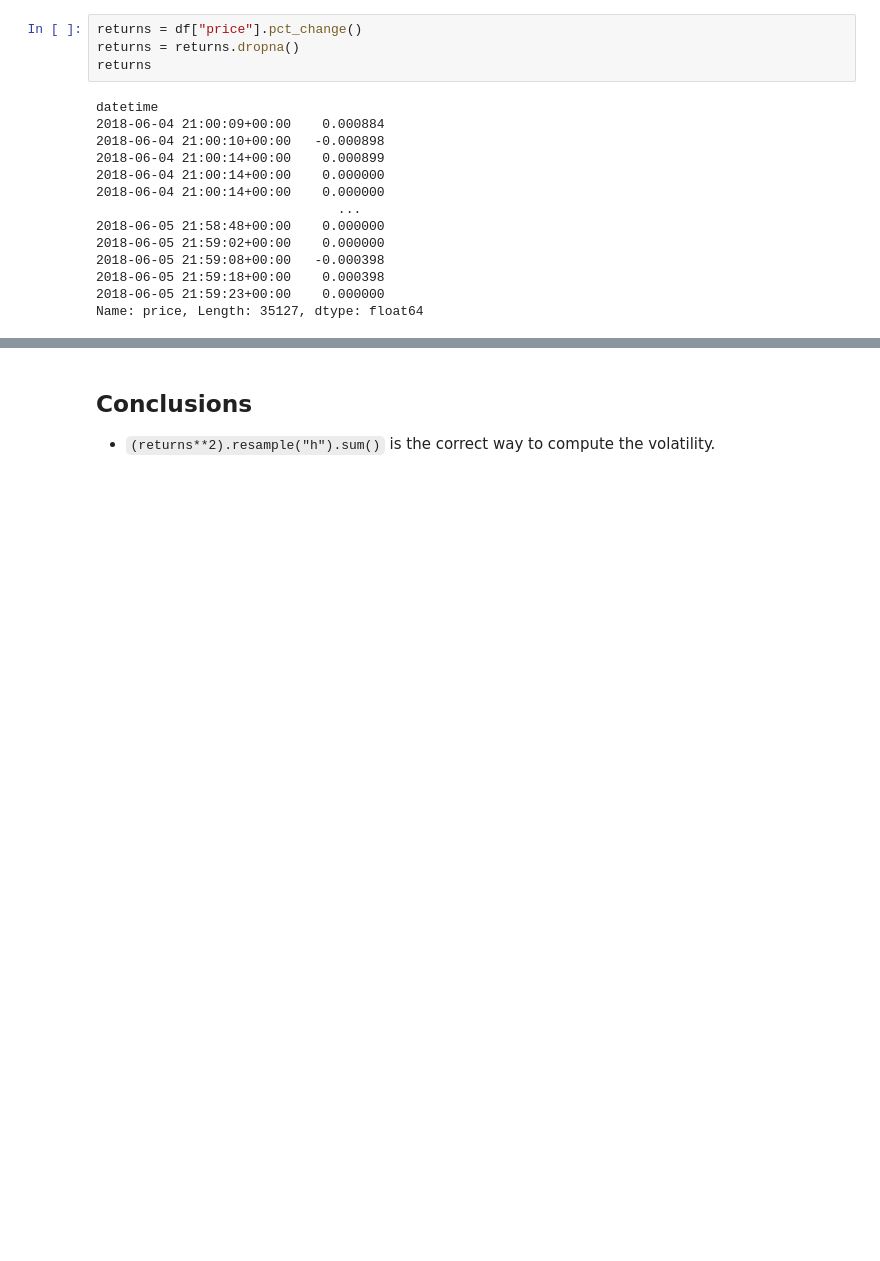
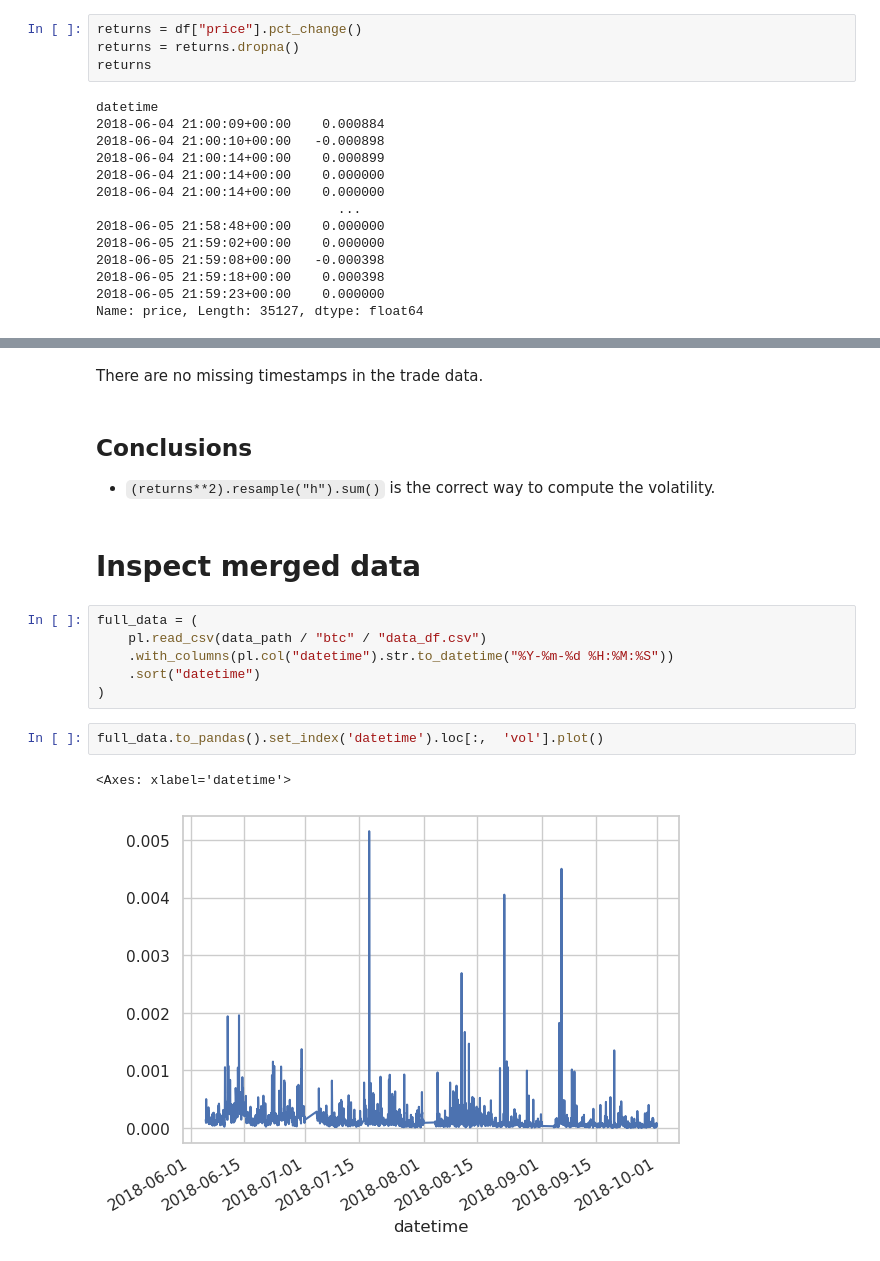
Before and after one commit to v-buchkov/mlfcs, a Jupyter notebook: experiments/miro/1.0-mz-eda.ipynb, the cells around one changed output, grey strips where cells are left out. Saved outputs shown, nothing was run; the diff lists cells and outputs as text; blank space fills up the shorter version.

```diff
--- a/experiments/miro/1.0-mz-eda.ipynb
+++ b/experiments/miro/1.0-mz-eda.ipynb
@@ -987,4 +995,19 @@ hourly
+# %% [markdown]
+There are no missing timestamps in the trade data.
 # %% [markdown]
 ## Conclusions
 
 - `(returns**2).resample("h").sum()` is the correct way to compute the volatility.
+# %% [markdown]
+# Inspect merged data
+# %%
+full_data = (
+    pl.read_csv(data_path / "btc" / "data_df.csv")
+    .with_columns(pl.col("datetime").str.to_datetime("%Y-%m-%d %H:%M:%S"))
+    .sort("datetime")
+)
+# %%
+full_data.to_pandas().set_index('datetime').loc[:,  'vol'].plot()
+# %% [output]
+<Axes: xlabel='datetime'>
+[figure, added]
```
Also changed, not shown: parts of 20 cells of this notebook, 8 other files.
